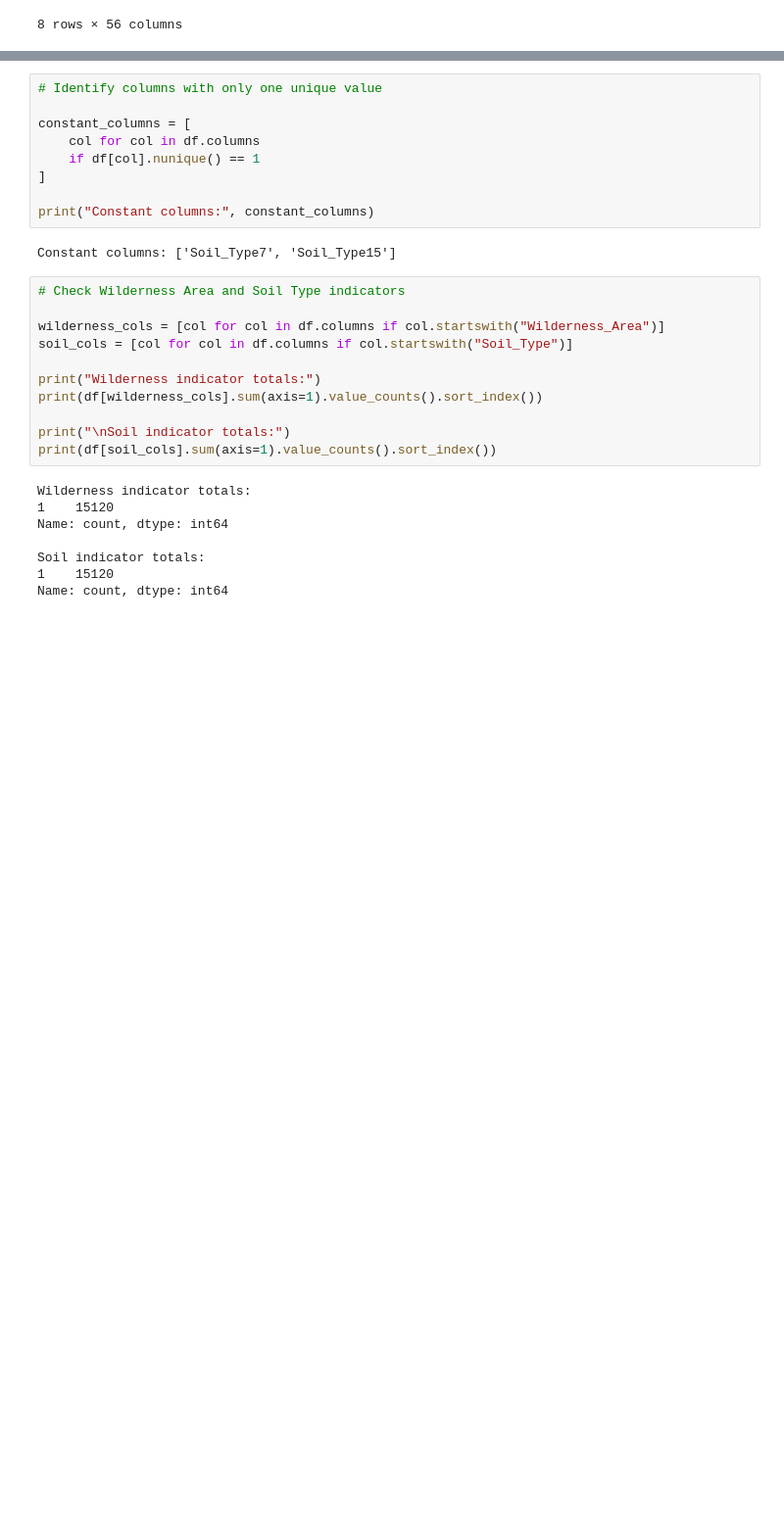
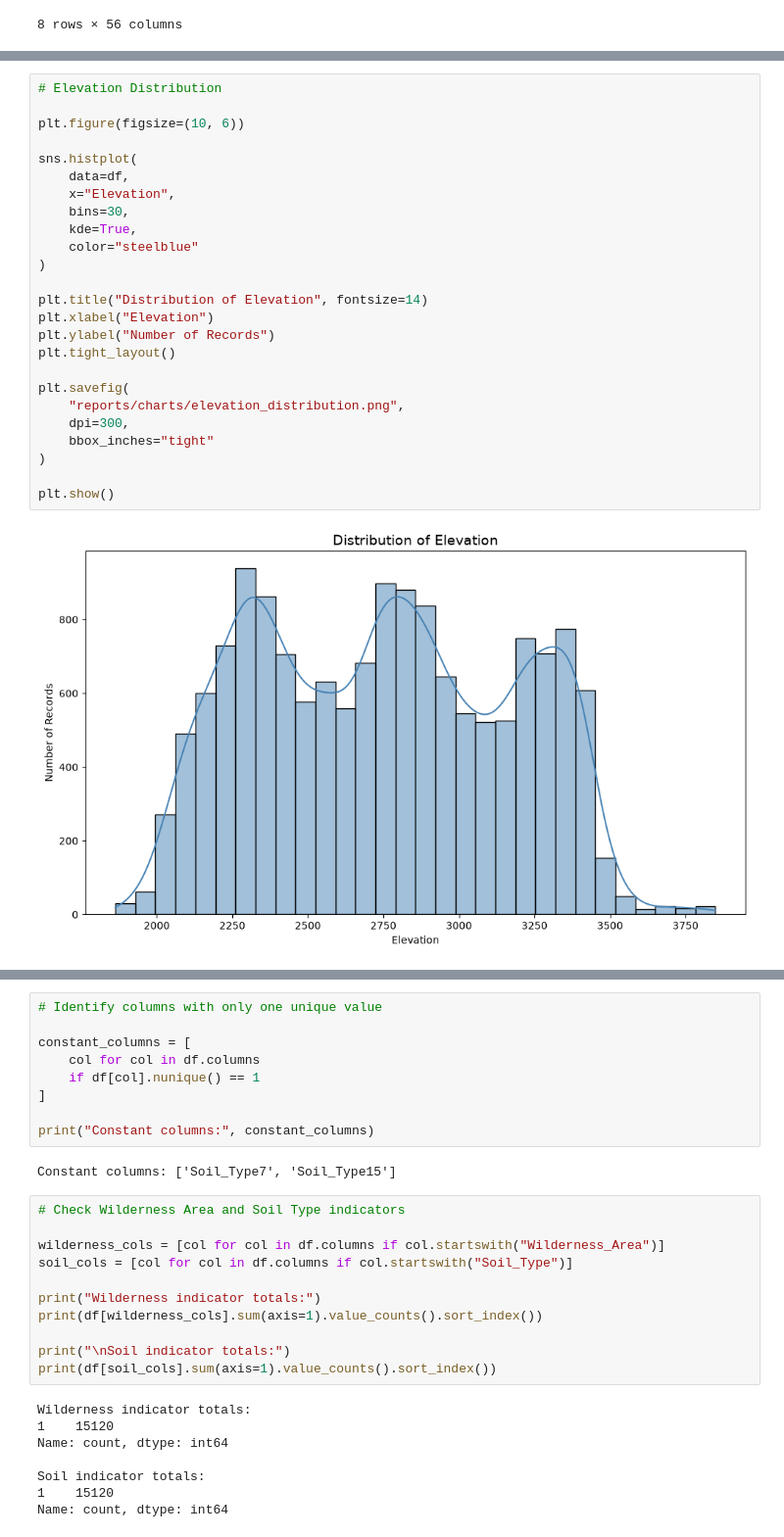
Before and after one commit to rakeshraikar1989/Forest-Cover-Prediction, a Jupyter notebook: notebooks/PRCP_1005_Forest_Cover_Prediction.ipynb, the cells around one changed output, grey strips where cells are left out. Shown at 98% size. Saved outputs shown, nothing was run; the diff lists cells and outputs as text; blank space fills up the shorter version.

```diff
--- a/notebooks/PRCP_1005_Forest_Cover_Prediction.ipynb
+++ b/notebooks/PRCP_1005_Forest_Cover_Prediction.ipynb
@@ -118,0 +224,27 @@ Name: count, dtype: int64
+# %%
+# Elevation Distribution
+
+plt.figure(figsize=(10, 6))
+
+sns.histplot(
+    data=df,
+    x="Elevation",
+    bins=30,
+    kde=True,
+    color="steelblue"
+)
+
+plt.title("Distribution of Elevation", fontsize=14)
+plt.xlabel("Elevation")
+plt.ylabel("Number of Records")
+plt.tight_layout()
+
+plt.savefig(
+    "reports/charts/elevation_distribution.png",
+    dpi=300,
+    bbox_inches="tight"
+)
+
+plt.show()
+# %% [output]
+[figure, added]
```
Also changed, not shown: parts of 18 cells of this notebook, 12 other files.
